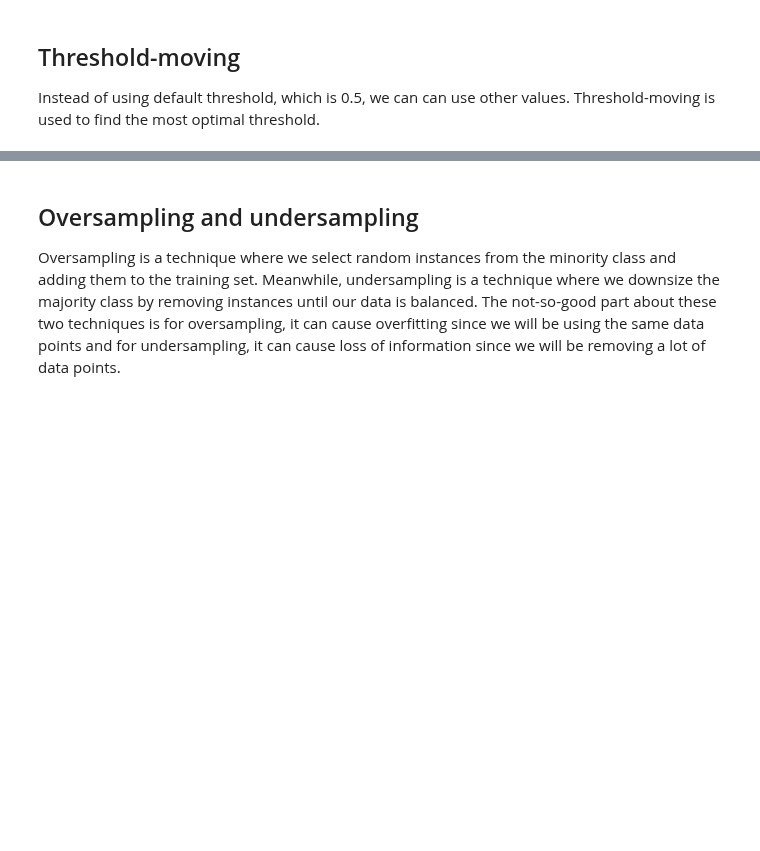
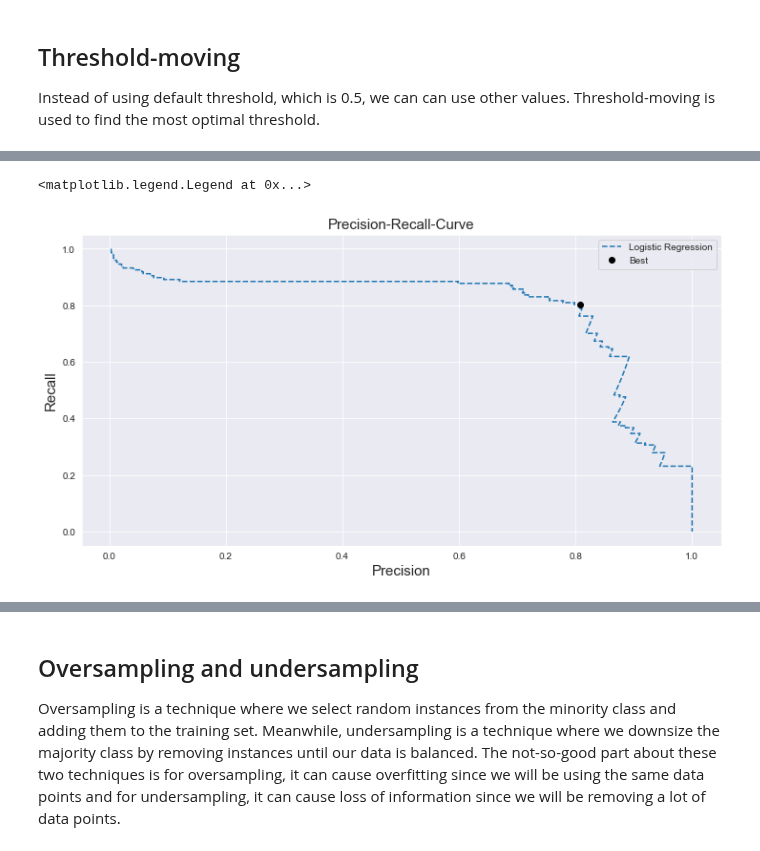
Before and after one commit to alfredomarinus/portfolio, a Jupyter notebook: Credit Card Fraud Detection/credit_card_fraud_detection.ipynb, the cells around one changed output, grey strips where cells are left out. Drawn from its saved outputs; the diff is of its cells as text; code cells hidden in the pictures; blank space fills up the shorter version.

```diff
--- a/Credit Card Fraud Detection/credit_card_fraud_detection.ipynb
+++ b/Credit Card Fraud Detection/credit_card_fraud_detection.ipynb
@@ -196,6 +196,16 @@ Text(0, 0.5, 'Recall')
 # %%
 fscore = (2 * precision * recall) / (precision + recall)
 ix = np.argmax(fscore)
+# %%
+plt.plot(precision,recall, '--', label='Logistic Regression')
+plt.plot(precision[ix], recall[ix], 'o', color='black', label='Best')
+plt.title('Precision-Recall-Curve', fontsize=15)
+plt.xlabel('Precision', fontsize=15)
+plt.ylabel('Recall', fontsize=15)
+plt.legend()
+# %% [output]
+<matplotlib.legend.Legend at 0x...>
+[figure, added]
 # %%
 print('Threshold: {}'.format(threshold[ix]))
 print('F1-Score: {}'.format(fscore[ix]))
```
Also changed, not shown: parts of 11 cells of this notebook.
